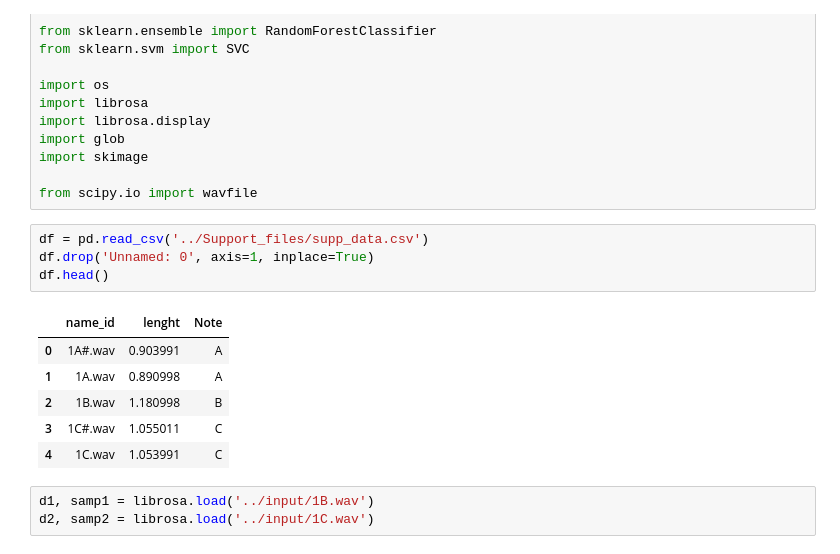
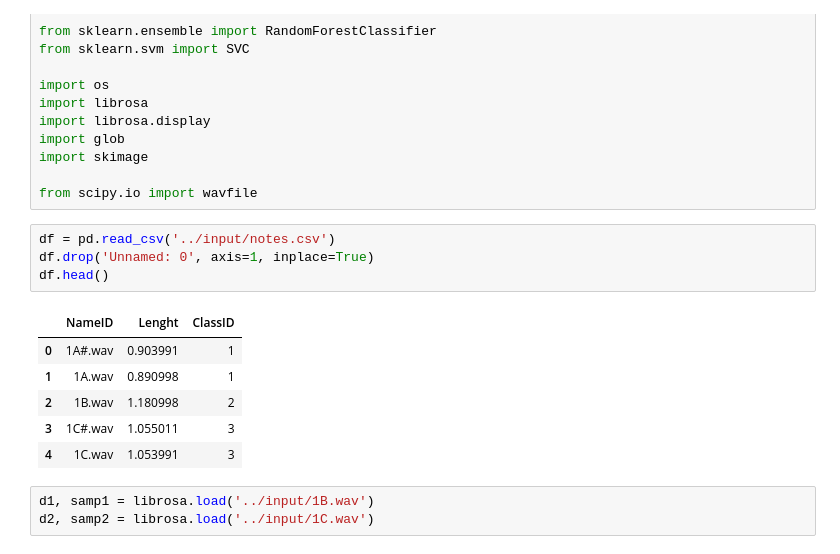
Before and after one commit to Andy666Fox/DWS, a Jupyter notebook: model/model_res.ipynb, the cells around one changed output. Drawn from its saved outputs; the diff is of its cells as text.

```diff
--- a/model/model_res.ipynb
+++ b/model/model_res.ipynb
@@ -25,16 +25,16 @@ import skimage
 
 from scipy.io import wavfile
 # %%
-df = pd.read_csv('../Support_files/supp_data.csv')
+df = pd.read_csv('../input/notes.csv')
 df.drop('Unnamed: 0', axis=1, inplace=True)
 df.head()
 # %% [output]
-|  | name_id | lenght | Note |
-| 0 | 1A#.wav | 0.903991 | A |
-| 1 | 1A.wav | 0.890998 | A |
-| 2 | 1B.wav | 1.180998 | B |
-| 3 | 1C#.wav | 1.055011 | C |
-| 4 | 1C.wav | 1.053991 | C |
+|  | NameID | Lenght | ClassID |
+| 0 | 1A#.wav | 0.903991 | 1 |
+| 1 | 1A.wav | 0.890998 | 1 |
+| 2 | 1B.wav | 1.180998 | 2 |
+| 3 | 1C#.wav | 1.055011 | 3 |
+| 4 | 1C.wav | 1.053991 | 3 |
 # %%
 d1, samp1 = librosa.load('../input/1B.wav')
 d2, samp2 = librosa.load('../input/1C.wav')
```
Also changed, not shown: parts of 15 cells of this notebook, 2 other files.
